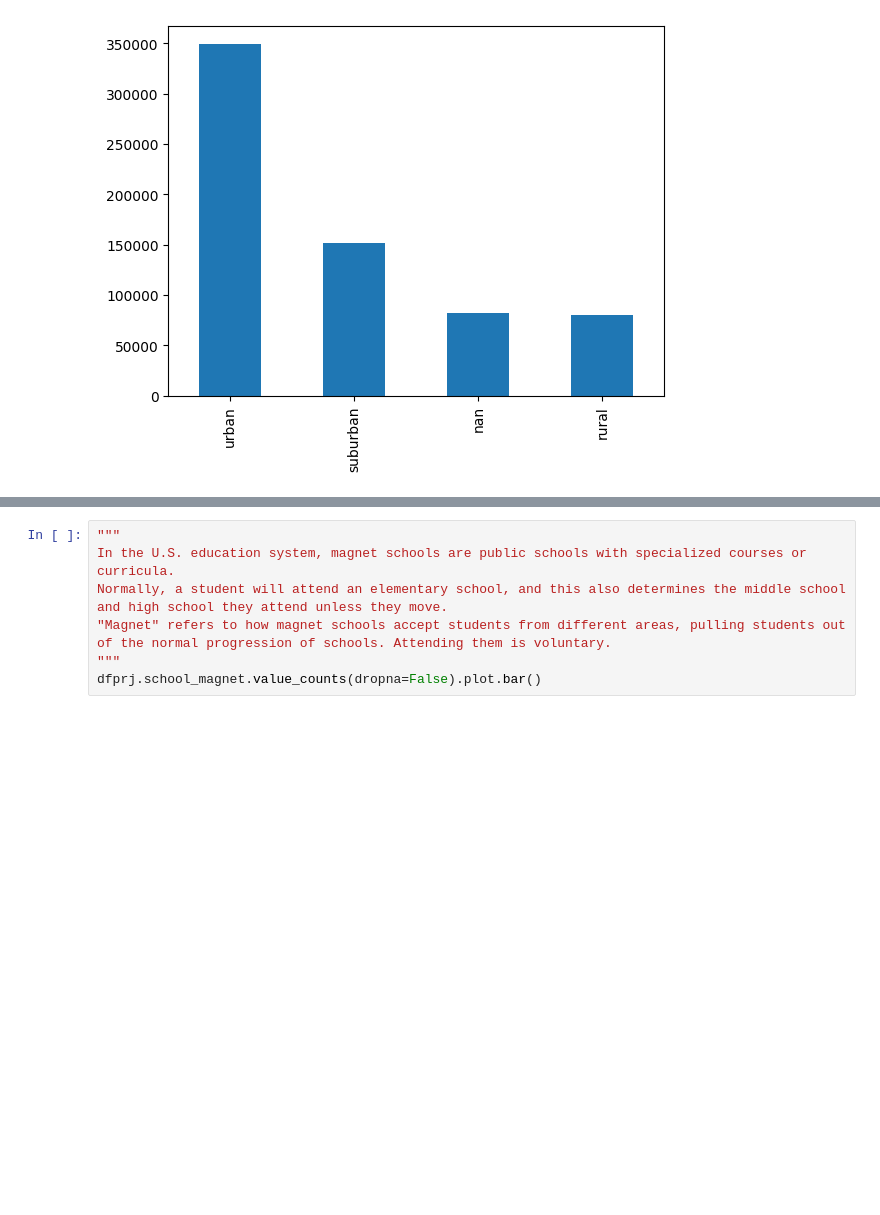
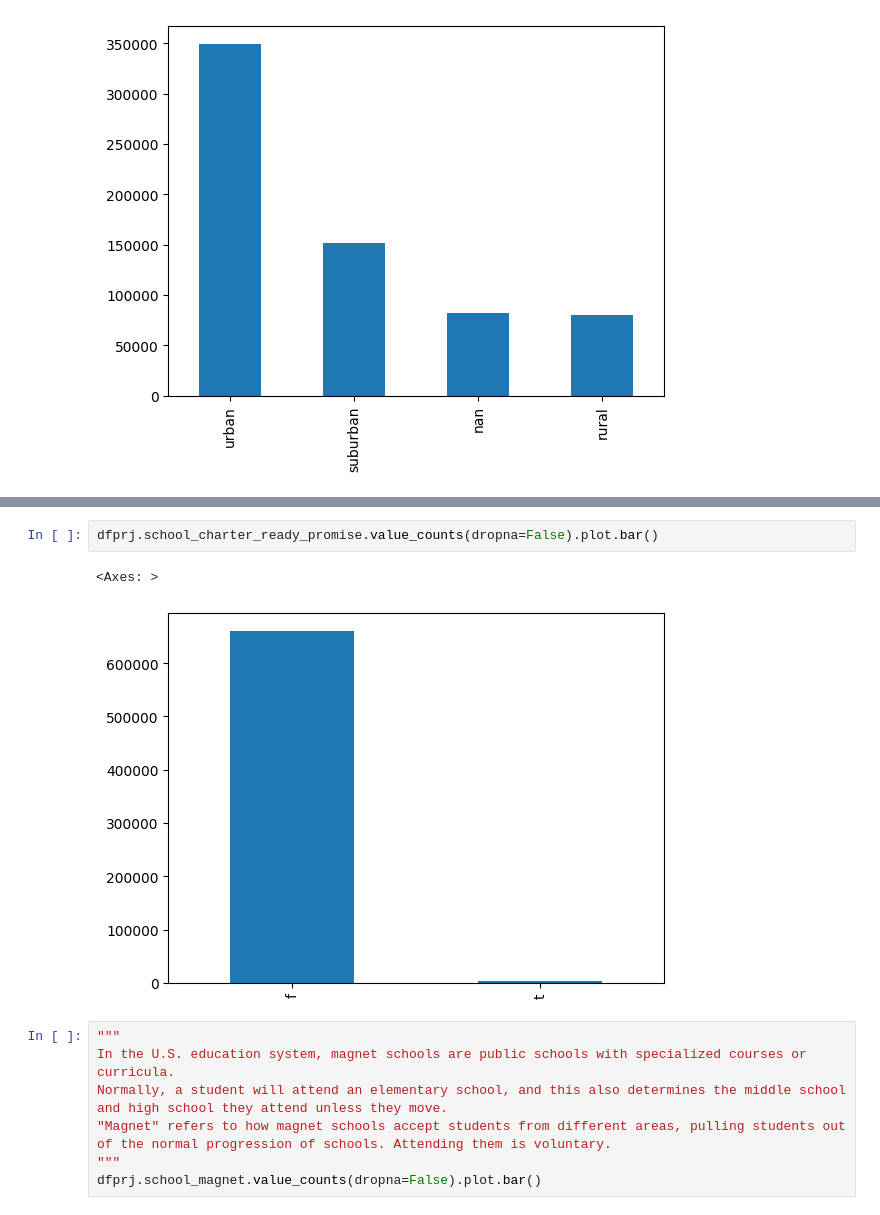
Before and after one commit to maikelps/KKDcup, a Jupyter notebook: Exploration.ipynb, the cells around one changed output, grey strips where cells are left out. Drawn from its saved outputs; the diff is of its cells as text; blank space fills up the shorter version.

```diff
--- a/Exploration.ipynb
+++ b/Exploration.ipynb
@@ -206,6 +219,11 @@ dfprj.school_charter.value_counts(dropna=False).plot.bar()
 # %% [output]
 <Axes: >
 [figure]
+# %%
+dfprj.school_charter_ready_promise.value_counts(dropna=False).plot.bar()
+# %% [output]
+<Axes: >
+[figure, added]
 # %%
 """
 In the U.S. education system, magnet schools are public schools with specialized courses or curricula.
```
Also changed, not shown: parts of 6 cells of this notebook, 1 other file.
